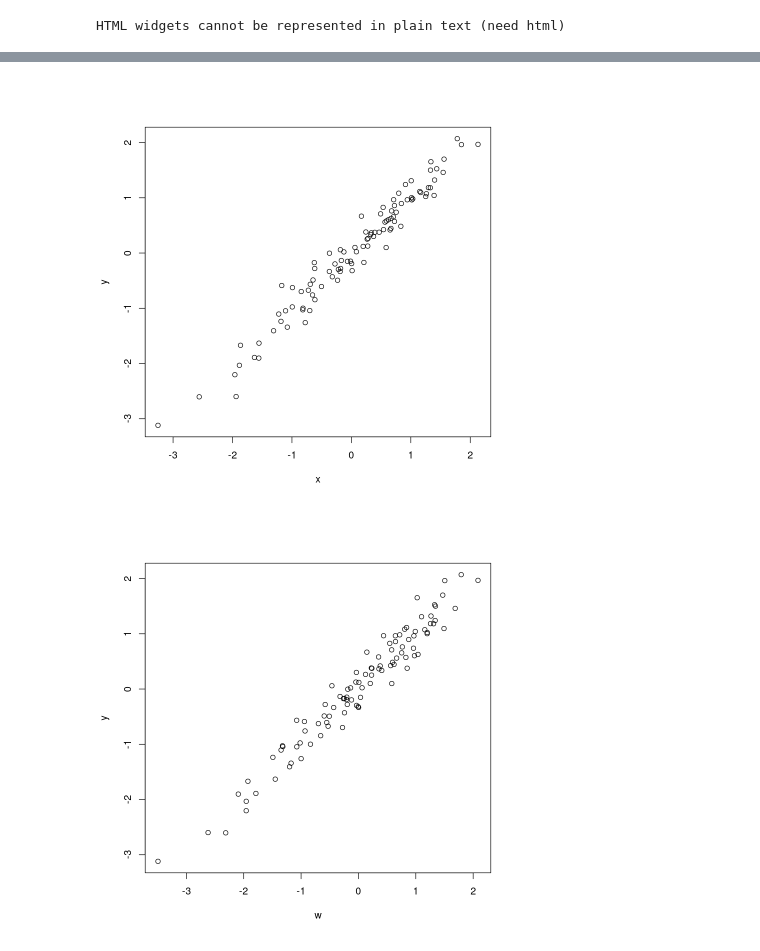
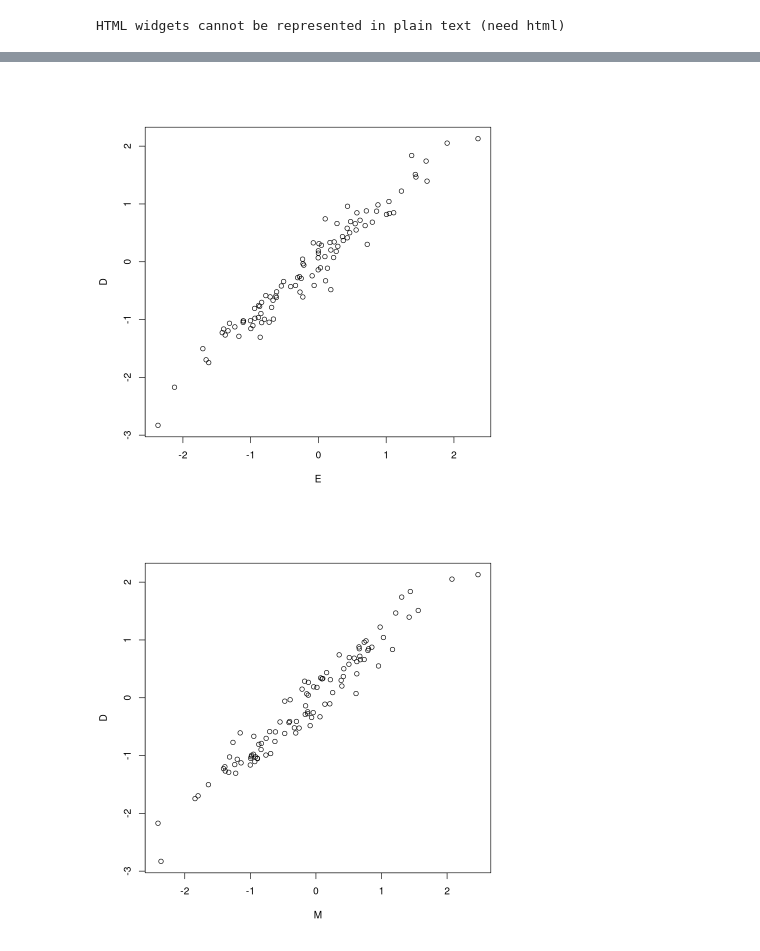
Before and after one commit to eghaymore/sim, a Jupyter notebook: direct_indirect_effects.ipynb, the cells around one changed output, grey strips where cells are left out. Saved outputs shown, nothing was run; the diff lists cells and outputs as text; code cells hidden in the pictures.

Commit message:
update direct/indirect effects to include mediation terminology

```diff
--- a/direct_indirect_effects.ipynb
+++ b/direct_indirect_effects.ipynb
@@ -20,10 +22,10 @@ HTML widgets cannot be represented in plain text (need html)
 # %%
-# X has a direct effect on Y and an indirect effect through W
-x = rnorm(100,0,1)
-w = 1*x + rnorm(100,0, 0.2)
-y = (.5 * x) + (.5 * w) + rnorm(100,0,.2)
-plot(x,y)
-plot(w,y)
+# E has a direct effect on D and an indirect effect through M
+E = rnorm(100,0,1)
+M = 1*E + rnorm(100,0, 0.2)
+D = (.5 * E) + (.5 * M) + rnorm(100,0,.2)
+plot(E,D)
+plot(M,D)
 # %% [output]
-[figure, old version]
+[figure, new version]
-[figure, old version]
+[figure, new version]
```
Also changed, not shown: parts of 7 cells of this notebook.
